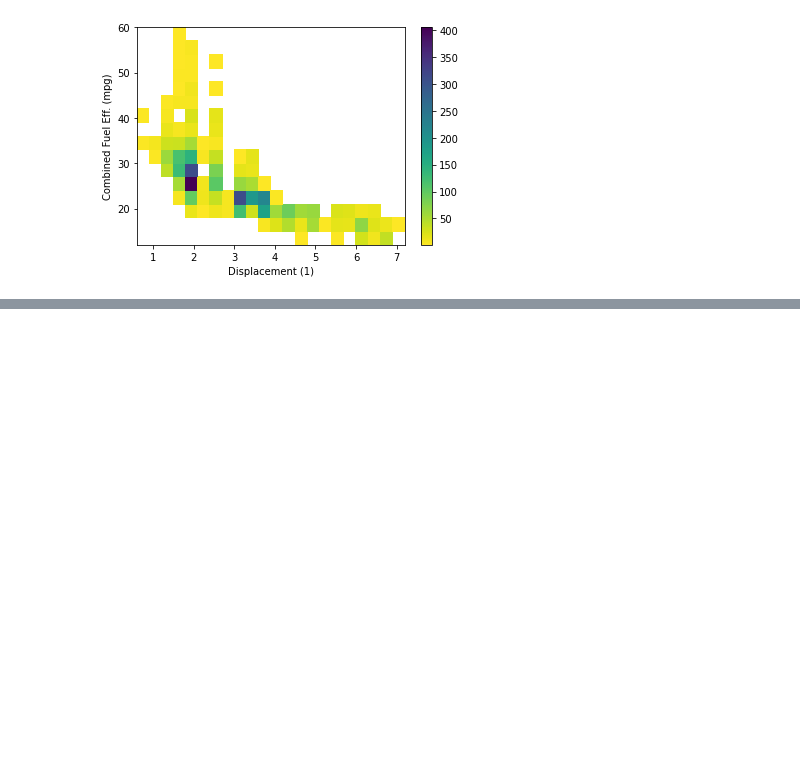
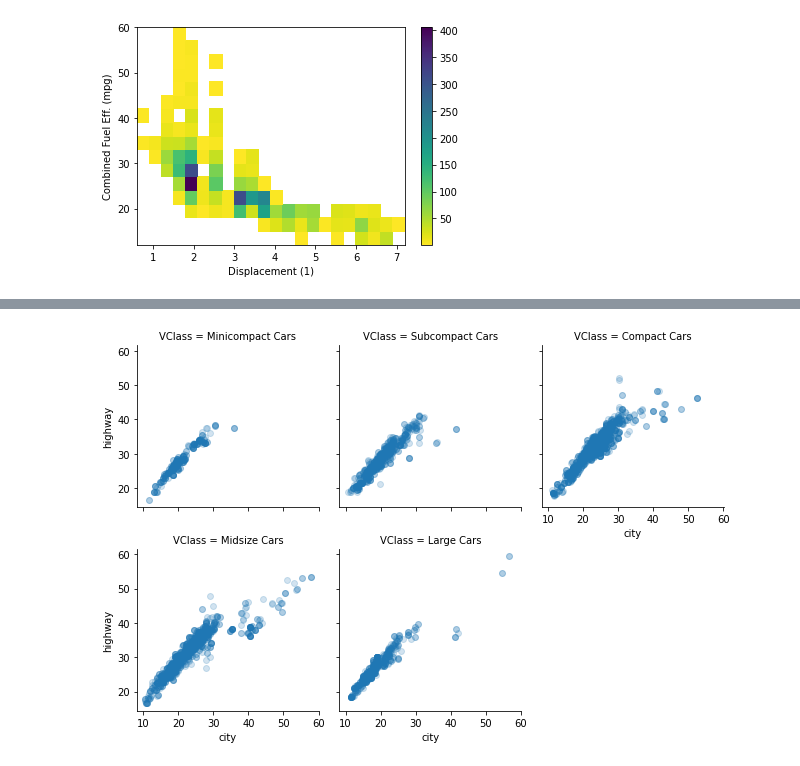
Before and after one commit to Gingercapo/Fuel_Economy, a Jupyter notebook: fuel_Economic.ipynb, the cells around one changed output, grey strips where cells are left out. Cells and saved outputs as stored; diff of their text form; code cells hidden in the pictures; blank space fills up the shorter version.

```diff
--- a/fuel_Economic.ipynb
+++ b/fuel_Economic.ipynb
@@ -157,0 +198,21 @@ plt.ylabel('Combined Fuel Eff. (mpg)');
+# %%
+#
+# YOUR CODE HERE
+def adaptedplot_solution_1():
+
+  # data setup
+  sedan_classes = ['Minicompact Cars', 'Subcompact Cars', 'Compact Cars', 'Midsize Cars', 'Large Cars']
+  pd_ver = pd.__version__.split(".")
+
+  if (int(pd_ver[0]) > 0) or (int(pd_ver[1]) >= 21): # v0.21 or later
+    vclasses = pd.api.types.CategoricalDtype(ordered = True, categories = sedan_classes)
+    df['VClass'] = df['VClass'].astype(vclasses)
+  else: # compatibility for v.20
+    df['VClass'] = df['VClass'].astype('category', ordered = True, categories = sedan_classes)
+  # plotting
+  g = sb.FacetGrid(data = df, col = 'VClass', size = 3, col_wrap = 3)
+  g.map(plt.scatter, 'city', 'highway', alpha = 1/5)
+# %%
+adaptedplot_solution_1()
+# %% [output]
+[figure, added]
```
Also changed, not shown: parts of 8 cells of this notebook.
